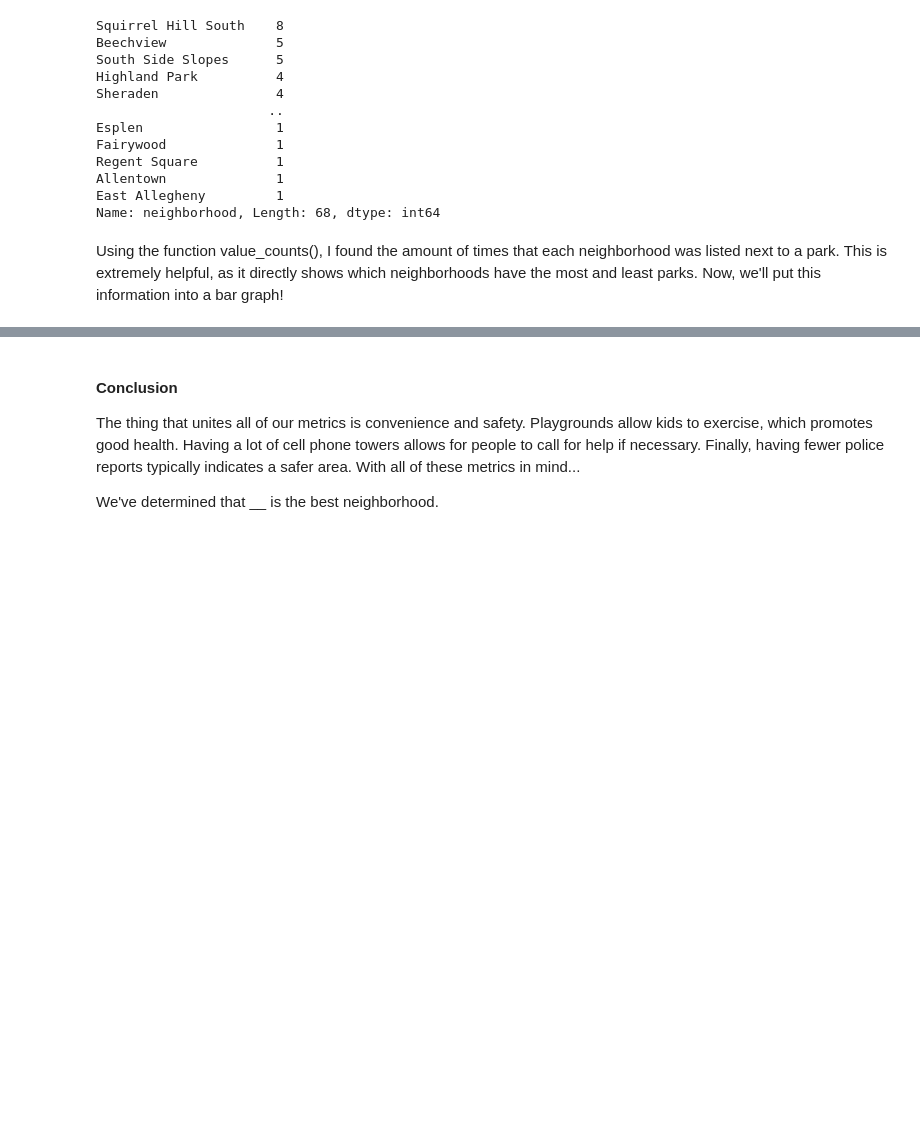
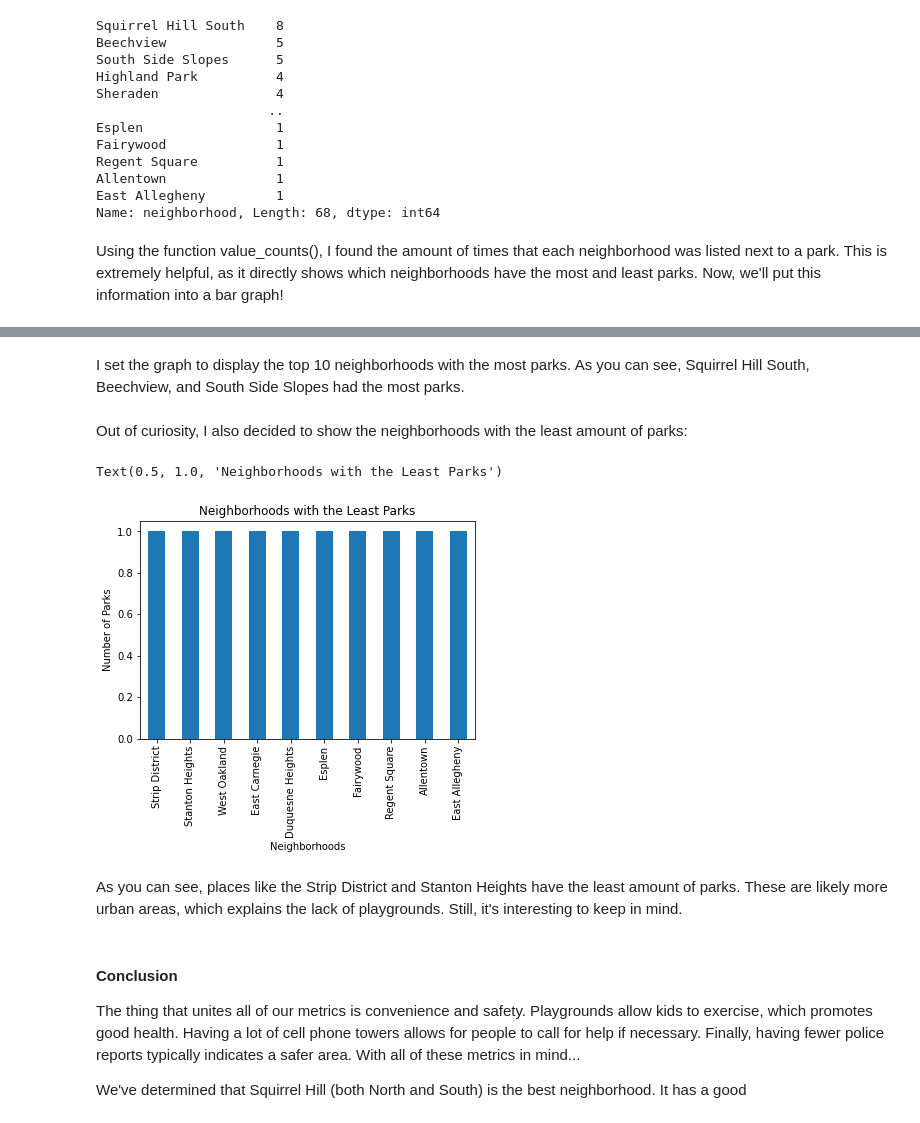
Before and after one commit to carolinescalf/final-project, a Jupyter notebook: Final Notebook.ipynb, the cells around one changed output, grey strips where cells are left out. Drawn from its saved outputs; the diff is of its cells as text; code cells hidden in the pictures; blank space fills up the shorter version.

Commit message:
Playground

```diff
--- a/Final Notebook.ipynb
+++ b/Final Notebook.ipynb
@@ -238,5 +239,20 @@ Text(0, 0.5, 'Name of Park')
+# %% [markdown]
+I set the graph to display the top 10 neighborhoods with the most parks. As you can see, Squirrel Hill South, Beechview, and South Side Slopes had the most parks.
+# %% [markdown]
+Out of curiosity, I also decided to show the neighborhoods with the least amount of parks:
+# %%
+play_graph = playground["neighborhood"].value_counts()
+play_graph.tail(10).plot(kind = 'bar')
+plt.xlabel("Neighborhoods")
+plt.ylabel("Number of Parks")
+plt.title("Neighborhoods with the Least Parks")
+# %% [output]
+Text(0.5, 1.0, 'Neighborhoods with the Least Parks')
+[figure, added]
+# %% [markdown]
+As you can see, places like the Strip District and Stanton Heights have the least amount of parks. These are likely more urban areas, which explains the lack of playgrounds. Still, it's interesting to keep in mind.
 # %% [markdown]
 #### Conclusion
 The thing that unites all of our metrics is convenience and safety. Playgrounds allow kids to exercise, which promotes good health. Having a lot of cell phone towers allows for people to call for help if necessary. Finally, having fewer police reports typically indicates a safer area. With all of these metrics in mind...
 
-We've determined that __ is the best neighborhood.
+We've determined that Squirrel Hill (both North and South) is the best neighborhood. It has a good
```
Also changed, not shown: parts of 1 cell of this notebook.
